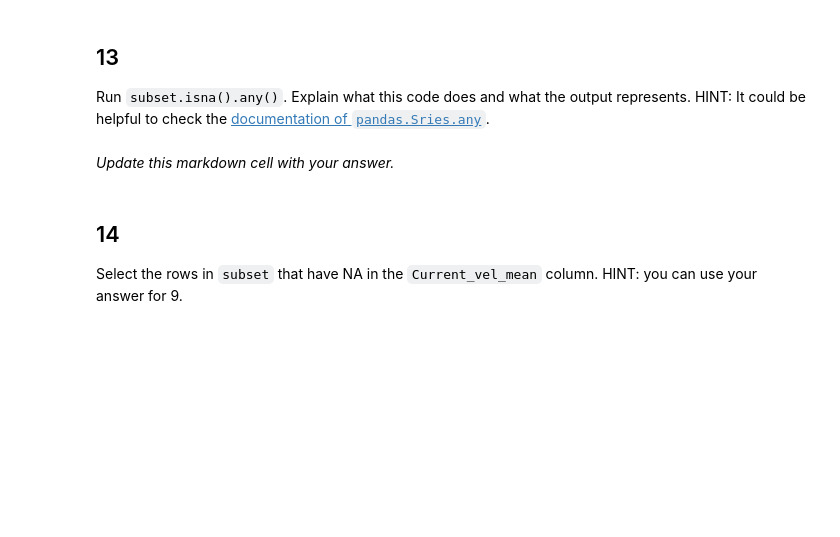
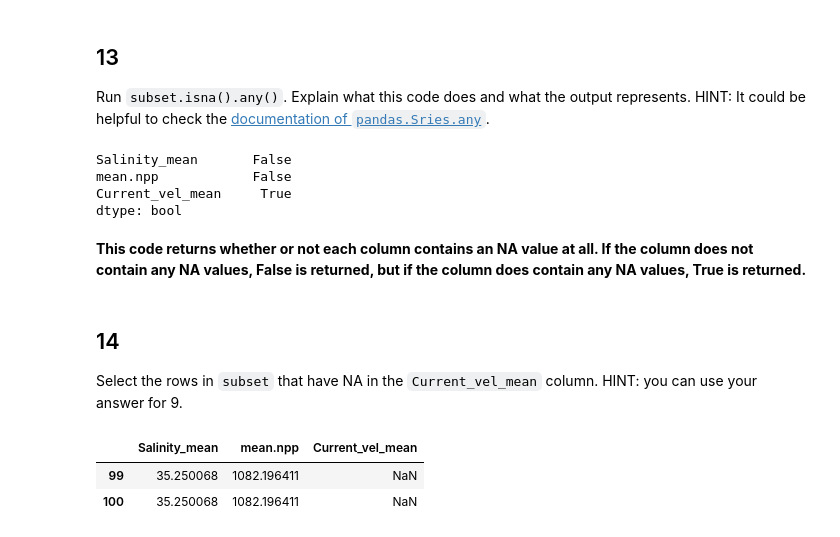
Before and after one commit to h-hahn/eds220-hwk-1, a Jupyter notebook: hwk1-task3.ipynb, the cells around one changed output. Drawn from its saved outputs; the diff is of its cells as text; code cells hidden in the pictures; blank space fills up the shorter version.

Commit message:
finished number 14, but need to return later to add summary of dataset and double check answers

```diff
--- a/hwk1-task3.ipynb
+++ b/hwk1-task3.ipynb
@@ -271,8 +271,15 @@ subset.isna()
 # %% [markdown]
 ## 13
 Run `subset.isna().any()`. Explain what this code does and what the output represents. HINT: It could be helpful to check the [documentation of `pandas.Sries.any`](https://pandas.pydata.org/docs/reference/api/pandas.Series.any.html).
-# %% [markdown]
-*Update this markdown cell with your answer.*
+# %%
+subset.isna().any()
+# %% [output]
+Salinity_mean       False
+mean.npp            False
+Current_vel_mean     True
+dtype: bool
+# %% [markdown]
+**This code returns whether or not each column contains an NA value at all. If the column does not contain any NA values, False is returned, but if the column does contain any NA values, True is returned.**
 # %% [markdown]
 ## 14
 
@@ -281,0 +287,7 @@ Select the rows in `subset` that have NA in the `Current_vel_mean` column. HINT:
+# %%
+# select the 5th and 6th row from subset
+subset.iloc[4:6]
+# %% [output]
+|  | Salinity_mean | mean.npp | Current_vel_mean |
+| 99 | 35.250068 | 1082.196411 | NaN |
+| 100 | 35.250068 | 1082.196411 | NaN |
```
Also changed, not shown: parts of 1 cell of this notebook.
